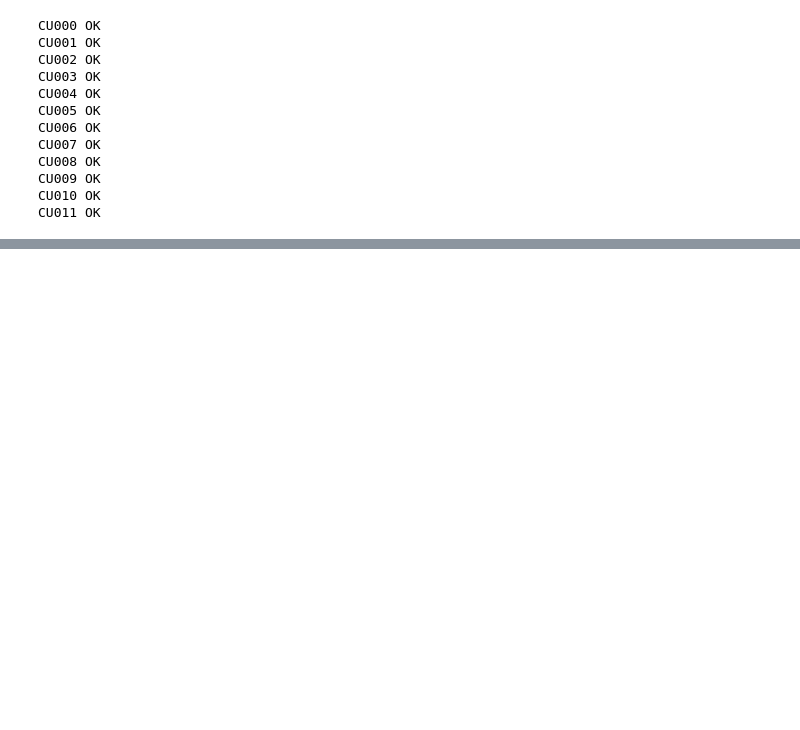
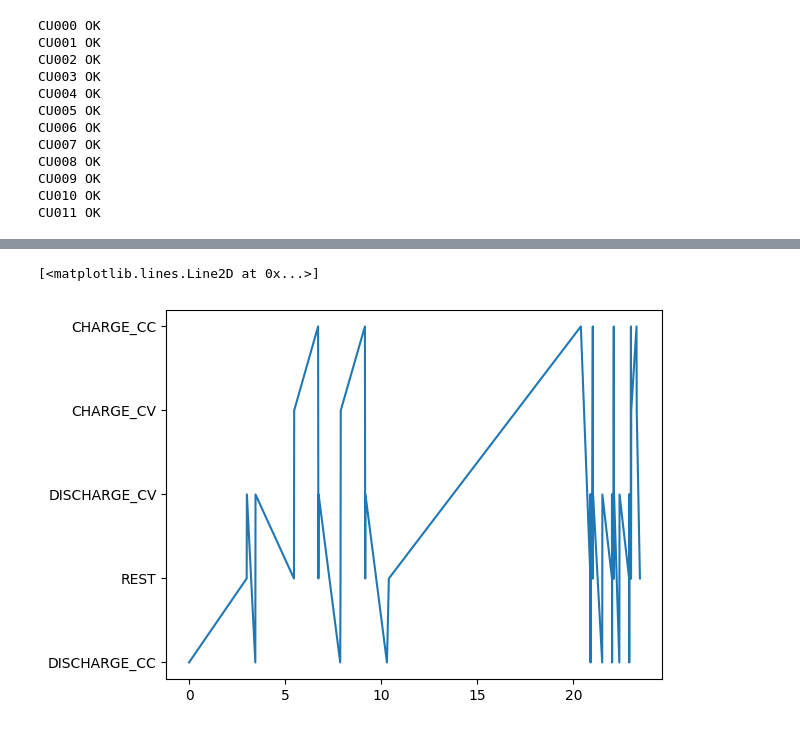
Before and after one commit to gsscala/star_dataset, a Jupyter notebook: advanced_cell_state/add_fields.ipynb, the cells around one changed output, grey strips where cells are left out. Cells and saved outputs as stored; diff of their text form; code cells hidden in the pictures; blank space fills up the shorter version.

```diff
--- a/advanced_cell_state/add_fields.ipynb
+++ b/advanced_cell_state/add_fields.ipynb
@@ -53,3 +60,21 @@ CU011 OK
 # %%
 with open("advanced_state.json", "w") as f:
 	dump(advanced_state, f)
+# %%
+continuous = {}
+
+for checkup_name in advanced_state:
+    continuous[checkup_name] = {"time_periods": [dataset[checkup_name]["Time"][0]],
+                                "labels": [advanced_state[checkup_name][0]]}
+    for i, time in enumerate(dataset[checkup_name]["Time"]):
+        name = advanced_state[checkup_name][i]
+        if name == continuous[checkup_name]["labels"][-1]:
+            continuous[checkup_name]["time_periods"][-1] = time
+        else:
+            continuous[checkup_name]["time_periods"].append(time)
+            continuous[checkup_name]["labels"].append(name)
+# %%
+plt.plot(continuous["CU000"]["time_periods"], continuous["CU000"]["labels"])
+# %% [output]
+[<matplotlib.lines.Line2D at 0x...>]
+[figure, added]
```
Also changed, not shown: parts of 4 cells of this notebook, 2 other files.
